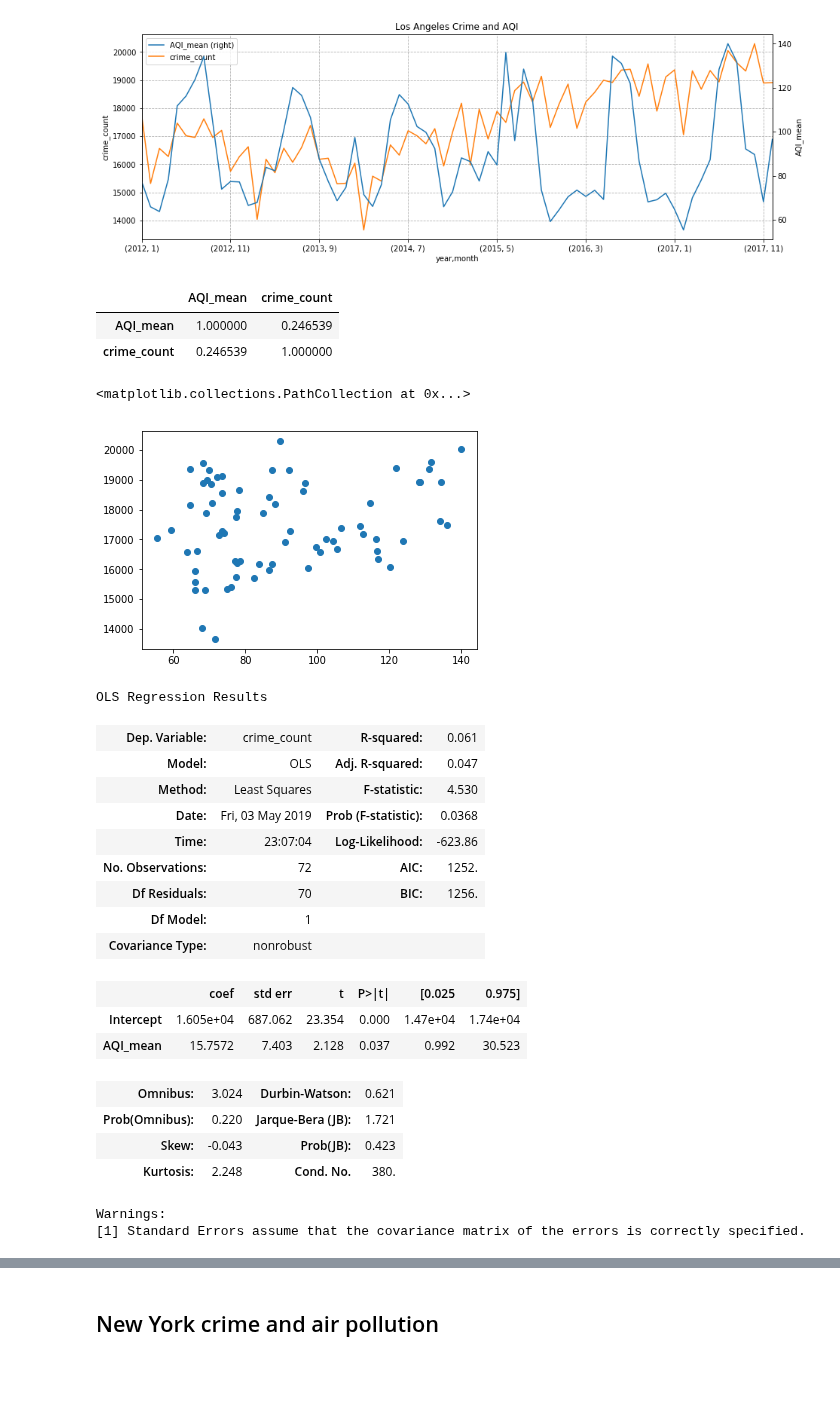
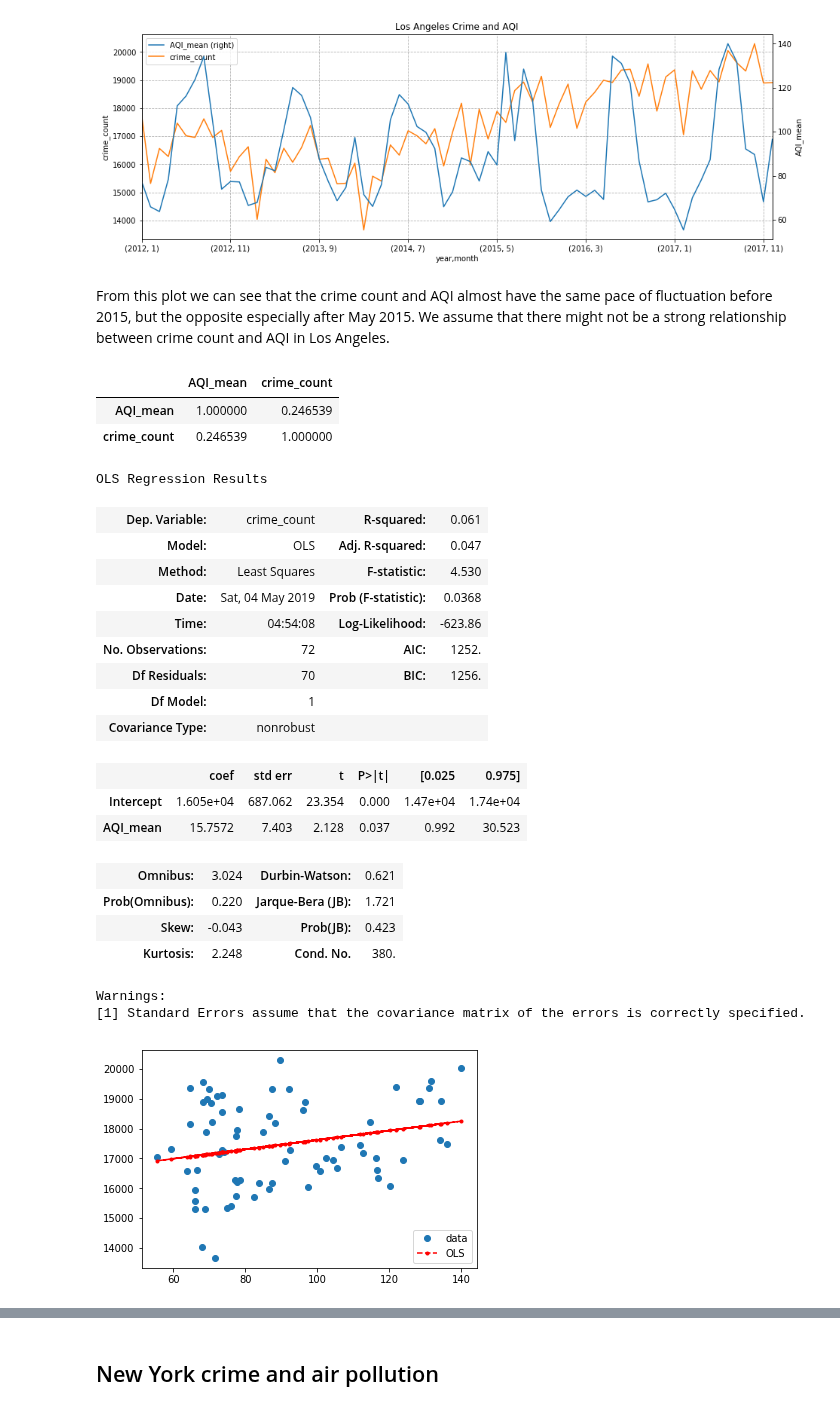
Before and after one commit to AprilW048/Final_Project, a Jupyter notebook: Air Pollution.ipynb, the cells around one changed output, grey strips where cells are left out. Drawn from its saved outputs; the diff is of its cells as text; code cells hidden in the pictures; blank space fills up the shorter version.

```diff
--- a/Air Pollution.ipynb
+++ b/Air Pollution.ipynb
@@ -199,37 +225,34 @@ LA_crime_airpollution.head()
 crime_airpollution_plot(LA_crime_airpollution,'Los Angeles')
 # %% [output]
 [figure]
+# %% [markdown]
+From this plot we can see that the crime count and AQI almost have the same pace of fluctuation before 2015, but the opposite especially after May 2015. We assume that there might not be a strong relationship between crime count and AQI in Los Angeles.
 # %%
 LA_crime_airpollution.corr()
 # %% [output]
 |  | AQI_mean | crime_count |
 | AQI_mean | 1.000000 | 0.246539 |
 | crime_count | 0.246539 | 1.000000 |
-# %%
-plt.scatter(LA_crime_airpollution.AQI_mean, LA_crime_airpollution.crime_count)
-# %% [output]
-<matplotlib.collections.PathCollection at 0x...>
-[figure, removed]
-# %%
-LA_crime_model = ols("crime_count ~ AQI_mean", data=LA_crime_airpollution).fit()
-LA_crime_model.summary()
-# %% [output]
-OLS Regression Results
-| Dep. Variable: | crime_count | R-squared: | 0.061 |
-| Model: | OLS | Adj. R-squared: | 0.047 |
-| Method: | Least Squares | F-statistic: | 4.530 |
-| Date: | Fri, 03 May 2019 | Prob (F-statistic): | 0.0368 |
-| Time: | 23:07:04 | Log-Likelihood: | -623.86 |
-| No. Observations: | 72 | AIC: | 1252. |
-| Df Residuals: | 70 | BIC: | 1256. |
-| Df Model: | 1 |  |  |
-| Covariance Type: | nonrobust |  |  |
-|  | coef | std err | t | P>|t| | [0.025 | 0.975] |
-| Intercept | 1.605e+04 | 687.062 | 23.354 | 0.000 | 1.47e+04 | 1.74e+04 |
-| AQI_mean | 15.7572 | 7.403 | 2.128 | 0.037 | 0.992 | 30.523 |
-| Omnibus: | 3.024 | Durbin-Watson: | 0.621 |
-| Prob(Omnibus): | 0.220 | Jarque-Bera (JB): | 1.721 |
-| Skew: | -0.043 | Prob(JB): | 0.423 |
-| Kurtosis: | 2.248 | Cond. No. | 380. |
-Warnings:
-[1] Standard Errors assume that the covariance matrix of the errors is correctly specified.
+# %%
+crime_airpollution_ols_plot(LA_crime_airpollution).summary()
+# %% [output]
+OLS Regression Results
+| Dep. Variable: | crime_count | R-squared: | 0.061 |
+| Model: | OLS | Adj. R-squared: | 0.047 |
+| Method: | Least Squares | F-statistic: | 4.530 |
+| Date: | Sat, 04 May 2019 | Prob (F-statistic): | 0.0368 |
+| Time: | 04:54:08 | Log-Likelihood: | -623.86 |
+| No. Observations: | 72 | AIC: | 1252. |
+| Df Residuals: | 70 | BIC: | 1256. |
+| Df Model: | 1 |  |  |
+| Covariance Type: | nonrobust |  |  |
+|  | coef | std err | t | P>|t| | [0.025 | 0.975] |
+| Intercept | 1.605e+04 | 687.062 | 23.354 | 0.000 | 1.47e+04 | 1.74e+04 |
+| AQI_mean | 15.7572 | 7.403 | 2.128 | 0.037 | 0.992 | 30.523 |
+| Omnibus: | 3.024 | Durbin-Watson: | 0.621 |
+| Prob(Omnibus): | 0.220 | Jarque-Bera (JB): | 1.721 |
+| Skew: | -0.043 | Prob(JB): | 0.423 |
+| Kurtosis: | 2.248 | Cond. No. | 380. |
+Warnings:
+[1] Standard Errors assume that the covariance matrix of the errors is correctly specified.
+[figure, added]
```
Also changed, not shown: parts of 25 cells of this notebook.
